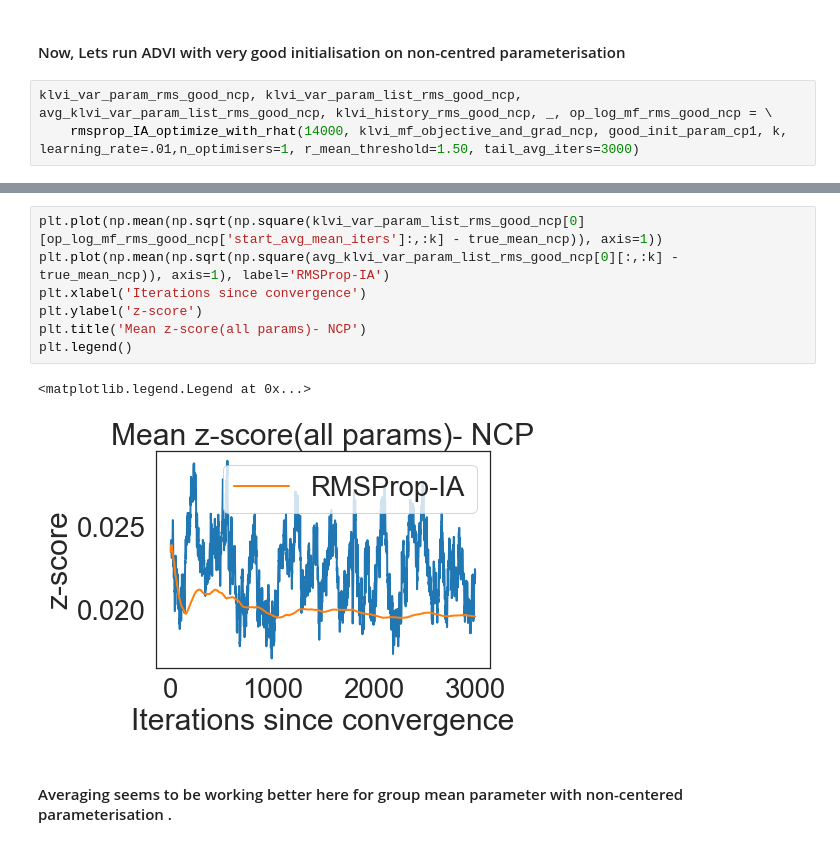
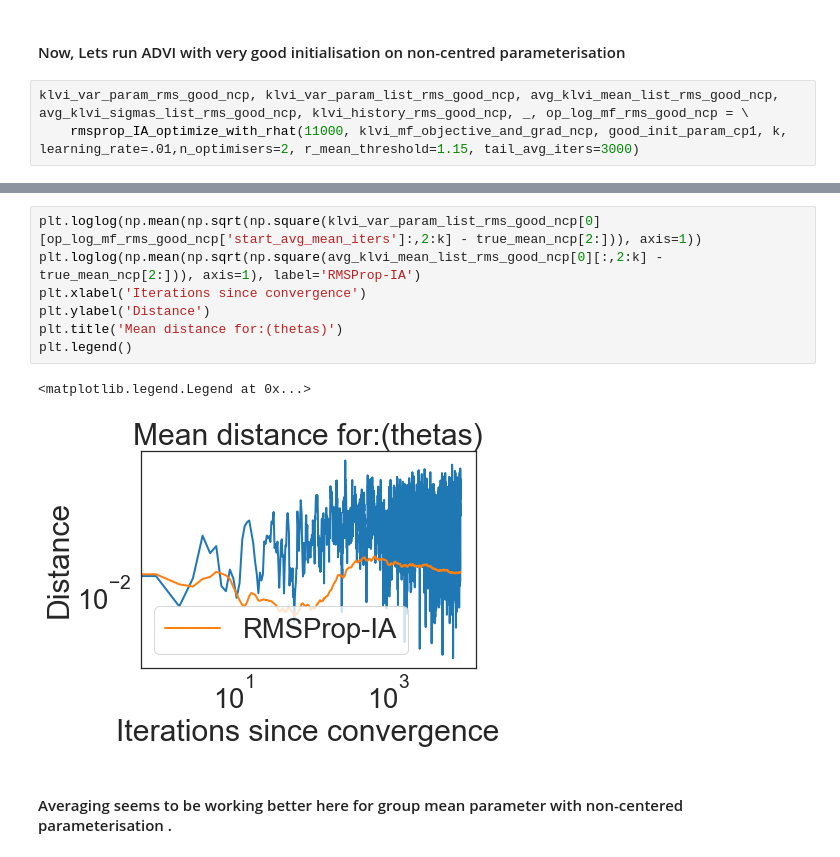
Before and after one commit to kunalghosh/viabel, a Jupyter notebook: notebooks/eight-schools-iterate-averaging-rhat.ipynb, the cells around one changed output, grey strips where cells are left out. Cells and saved outputs as stored; diff of their text form.

```diff
--- a/notebooks/eight-schools-iterate-averaging-rhat.ipynb
+++ b/notebooks/eight-schools-iterate-averaging-rhat.ipynb
@@ -257,5 +328,5 @@ plt.legend()
 # %% [markdown]
 #### Now, Lets run ADVI with very good initialisation on non-centred parameterisation
 # %%
-klvi_var_param_rms_good_ncp, klvi_var_param_list_rms_good_ncp, avg_klvi_var_param_list_rms_good_ncp, klvi_history_rms_good_ncp, _, op_log_mf_rms_good_ncp = \
-    rmsprop_IA_optimize_with_rhat(14000, klvi_mf_objective_and_grad_ncp, good_init_param_cp1, k, learning_rate=.01,n_optimisers=1, r_mean_threshold=1.50, tail_avg_iters=3000)
+klvi_var_param_rms_good_ncp, klvi_var_param_list_rms_good_ncp, avg_klvi_mean_list_rms_good_ncp, avg_klvi_sigmas_list_rms_good_ncp, klvi_history_rms_good_ncp, _, op_log_mf_rms_good_ncp = \
+    rmsprop_IA_optimize_with_rhat(11000, klvi_mf_objective_and_grad_ncp, good_init_param_cp1, k, learning_rate=.01,n_optimisers=2, r_mean_threshold=1.15, tail_avg_iters=3000)
@@ -268,12 +439,12 @@ print(op_log_mf_rms_good_ncp['start_avg_sigma_iters'])
 # %%
-plt.plot(np.mean(np.sqrt(np.square(klvi_var_param_list_rms_good_ncp[0][op_log_mf_rms_good_ncp['start_avg_mean_iters']:,:k] - true_mean_ncp)), axis=1))
-plt.plot(np.mean(np.sqrt(np.square(avg_klvi_var_param_list_rms_good_ncp[0][:,:k] - true_mean_ncp)), axis=1), label='RMSProp-IA')
+plt.loglog(np.mean(np.sqrt(np.square(klvi_var_param_list_rms_good_ncp[0][op_log_mf_rms_good_ncp['start_avg_mean_iters']:,2:k] - true_mean_ncp[2:])), axis=1))
+plt.loglog(np.mean(np.sqrt(np.square(avg_klvi_mean_list_rms_good_ncp[0][:,2:k] - true_mean_ncp[2:])), axis=1), label='RMSProp-IA')
 plt.xlabel('Iterations since convergence')
-plt.ylabel('z-score')
-plt.title('Mean z-score(all params)- NCP')
+plt.ylabel('Distance')
+plt.title('Mean distance for:(thetas)')
 plt.legend()
 # %% [output]
 <matplotlib.legend.Legend at 0x...>
-[figure, old version]
+[figure, new version]
 # %% [markdown]
 ####  Averaging seems to be working better here for group mean parameter with non-centered parameterisation .
```
Also changed, not shown: parts of 34 cells of this notebook.
